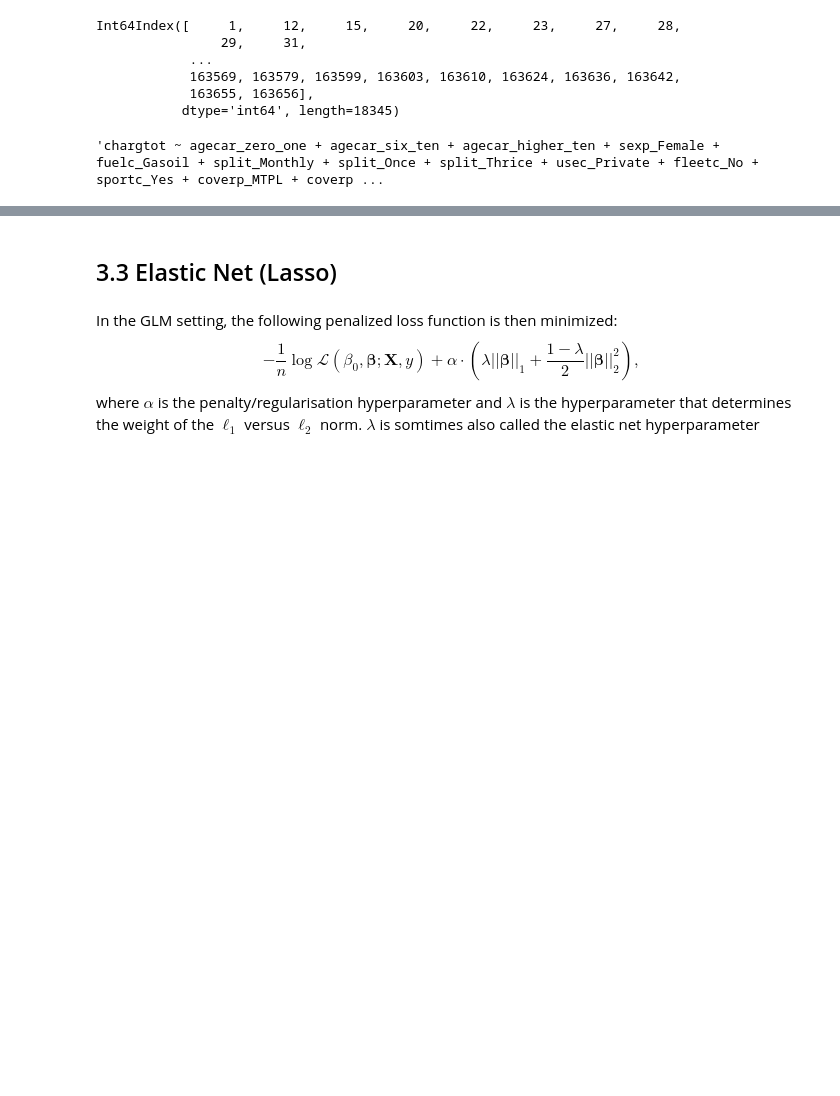
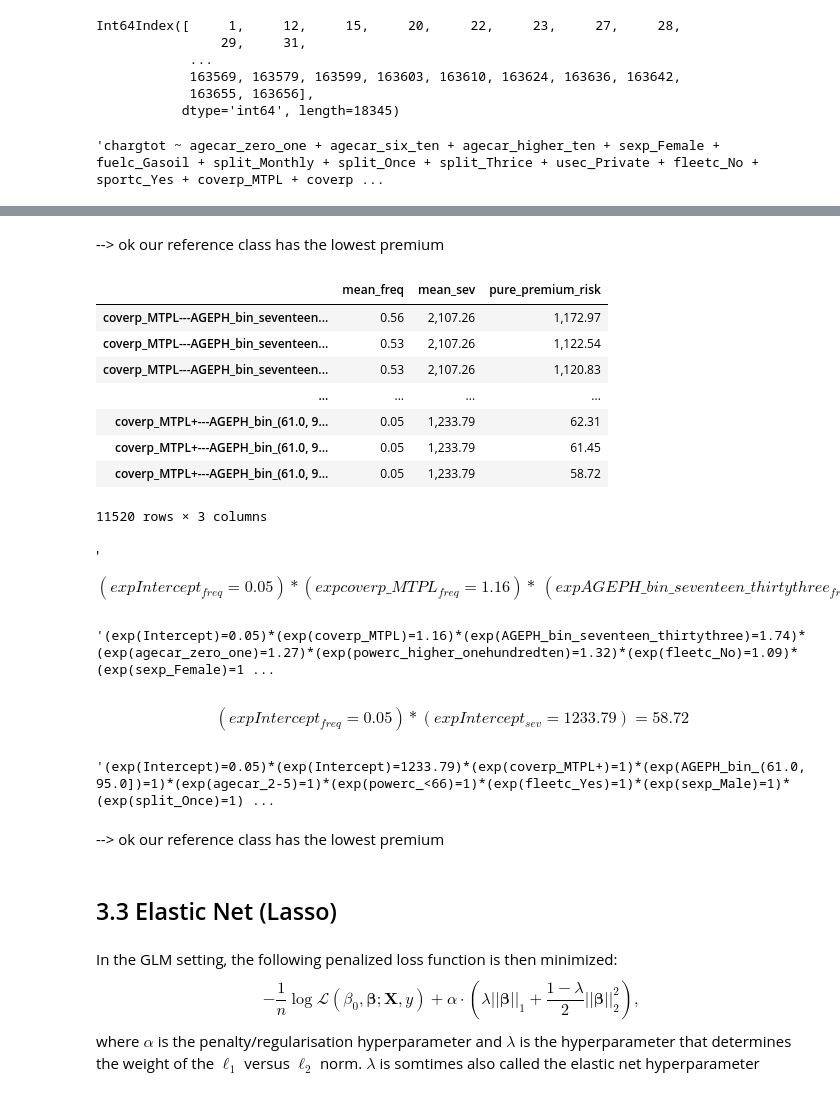
Before and after one commit to MarinoSanLorenzo/actuarial_ds, a Jupyter notebook: blog_post_main_backup.ipynb, the cells around one changed output, grey strips where cells are left out. Saved outputs shown, nothing was run; the diff lists cells and outputs as text; code cells hidden in the pictures; blank space fills up the shorter version.

Commit message:
risk premium calculation

```diff
--- a/blog_post_main_backup.ipynb
+++ b/blog_post_main_backup.ipynb
@@ -1040,0 +987,2 @@ KeyboardInterrupt:
+# %%
+features_modalities = get_features_modalities(power_coefficients, reference_class_lst, reference_class_sev_lst)
@@ -1040,0 +1012,7 @@ KeyboardInterrupt:
+# %%
+premium_profiles = get_all_pure_premium_profiles(features_modalities,
+                                                 exp_params_freq,
+                                                 exp_params_sev,
+                                                 reference_class_lst,
+                                                 reference_class_sev_lst
+                                                )
@@ -1040,0 +1056,2 @@ KeyboardInterrupt:
+# %% [markdown]
+ --> ok our reference class has the lowest premium
@@ -1040,0 +1060,35 @@ KeyboardInterrupt:
+# %%
+pd.set_option("max_rows", 7)
+# %%
+premium_profiles_df.sort_values(by='pure_premium_risk',
+                                ascending=False).loc[:, ['mean_freq', 'mean_sev', 'pure_premium_risk']]
+# %% [output]
+|  | mean_freq | mean_sev | pure_premium_risk |
+| coverp_MTPL---AGEPH_bin_seventeen... | 0.56 | 2,107.26 | 1,172.97 |
+| coverp_MTPL---AGEPH_bin_seventeen... | 0.53 | 2,107.26 | 1,122.54 |
+| coverp_MTPL---AGEPH_bin_seventeen... | 0.53 | 2,107.26 | 1,120.83 |
+| ... | ... | ... | ... |
+| coverp_MTPL+---AGEPH_bin_(61.0, 9... | 0.05 | 1,233.79 | 62.31 |
+| coverp_MTPL+---AGEPH_bin_(61.0, 9... | 0.05 | 1,233.79 | 61.45 |
+| coverp_MTPL+---AGEPH_bin_(61.0, 9... | 0.05 | 1,233.79 | 58.72 |
+11520 rows × 3 columns
+# %% [markdown]
+'$$(exp{Intercept_{freq}}=0.05)*(exp{coverp\_MTPL_{freq}}=1.16)*\
+(exp{AGEPH\_bin\_seventeen\_thirtythree_{freq}}=1.74)*\
+(exp{agecar\_zero\_one_{freq}}=1.27)*(exp{powerc\_higher\_onehundredten_{freq}}=1.32)*\
+(exp{fleetc\_No_{freq}}=1.09)*(exp{sexp\_Female_{freq}}=1.05)*(exp{split\_Thrice_{freq}}=1.46)*\
+(exp{district\_risk\_group\_high_{freq}}=1.72)*(exp{fuelc\_Gasoil_{freq}}=1.2)*\
+(exp{Intercept_{sev}}=1233.79)*(exp{coverp\_MTPL_{sev}}=1.23)*(exp{AGEPH\_bin\_seventeen\_thirtythree_{sev}}=1.39)\
+=1172.97$$
+# %%
+top_premiums.head(1).calc_details.squeeze() + '=1172.97'
+# %% [output]
+'(exp(Intercept)=0.05)*(exp(coverp_MTPL)=1.16)*(exp(AGEPH_bin_seventeen_thirtythree)=1.74)*(exp(agecar_zero_one)=1.27)*(exp(powerc_higher_onehundredten)=1.32)*(exp(fleetc_No)=1.09)*(exp(sexp_Female)=1 ...
+# %% [markdown]
+$$(exp{Intercept_{freq}}=0.05)*(exp{Intercept_{sev}}=1233.79)=58.72$$
+# %%
+top_premiums.tail(1).calc_details.squeeze()
+# %% [output]
+'(exp(Intercept)=0.05)*(exp(Intercept)=1233.79)*(exp(coverp_MTPL+)=1)*(exp(AGEPH_bin_(61.0, 95.0])=1)*(exp(agecar_2-5)=1)*(exp(powerc_<66)=1)*(exp(fleetc_Yes)=1)*(exp(sexp_Male)=1)*(exp(split_Once)=1) ...
+# %% [markdown]
+ --> ok our reference class has the lowest premium
```
Also changed, not shown: parts of 29 cells of this notebook, 1 other file.
